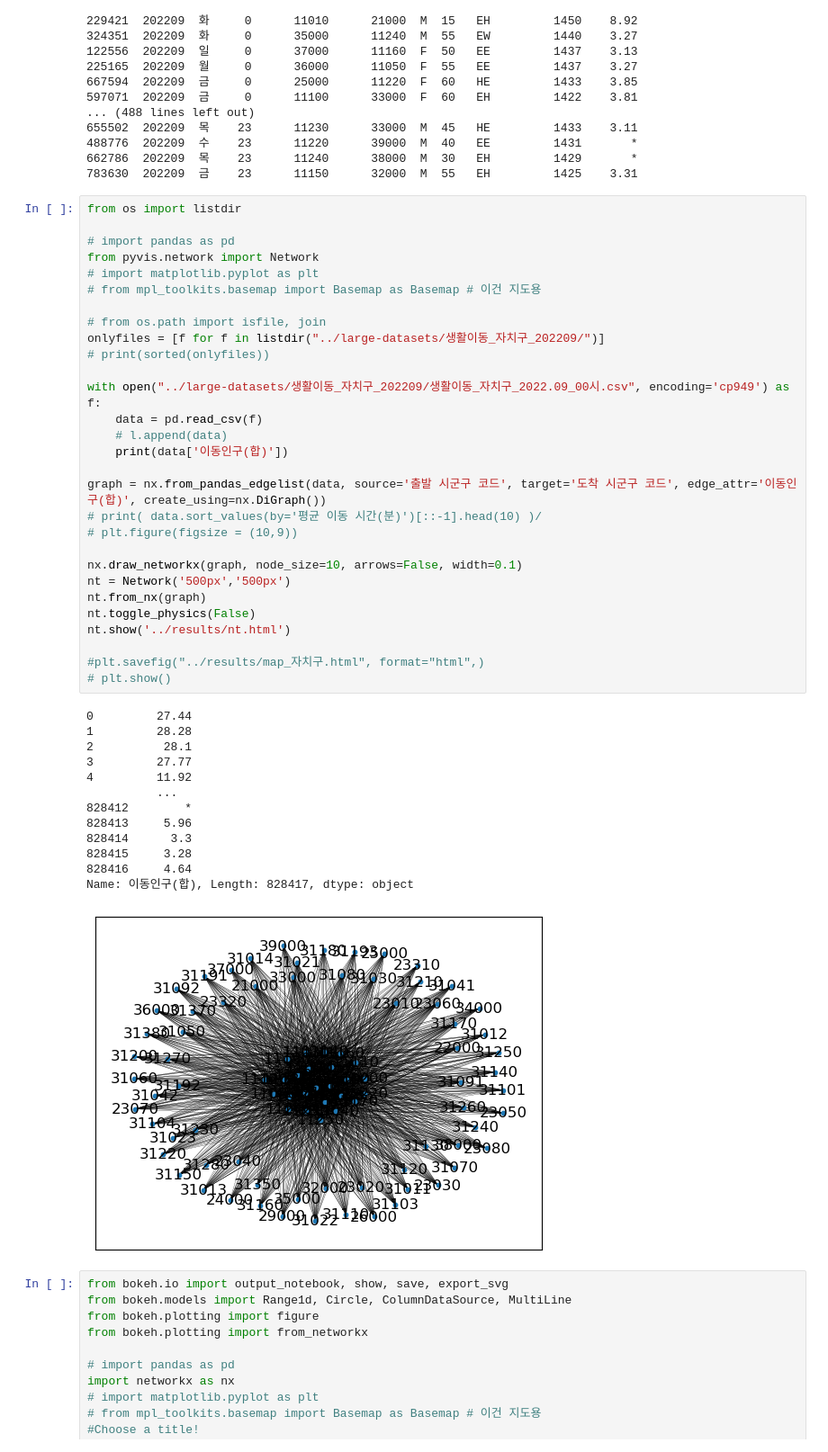
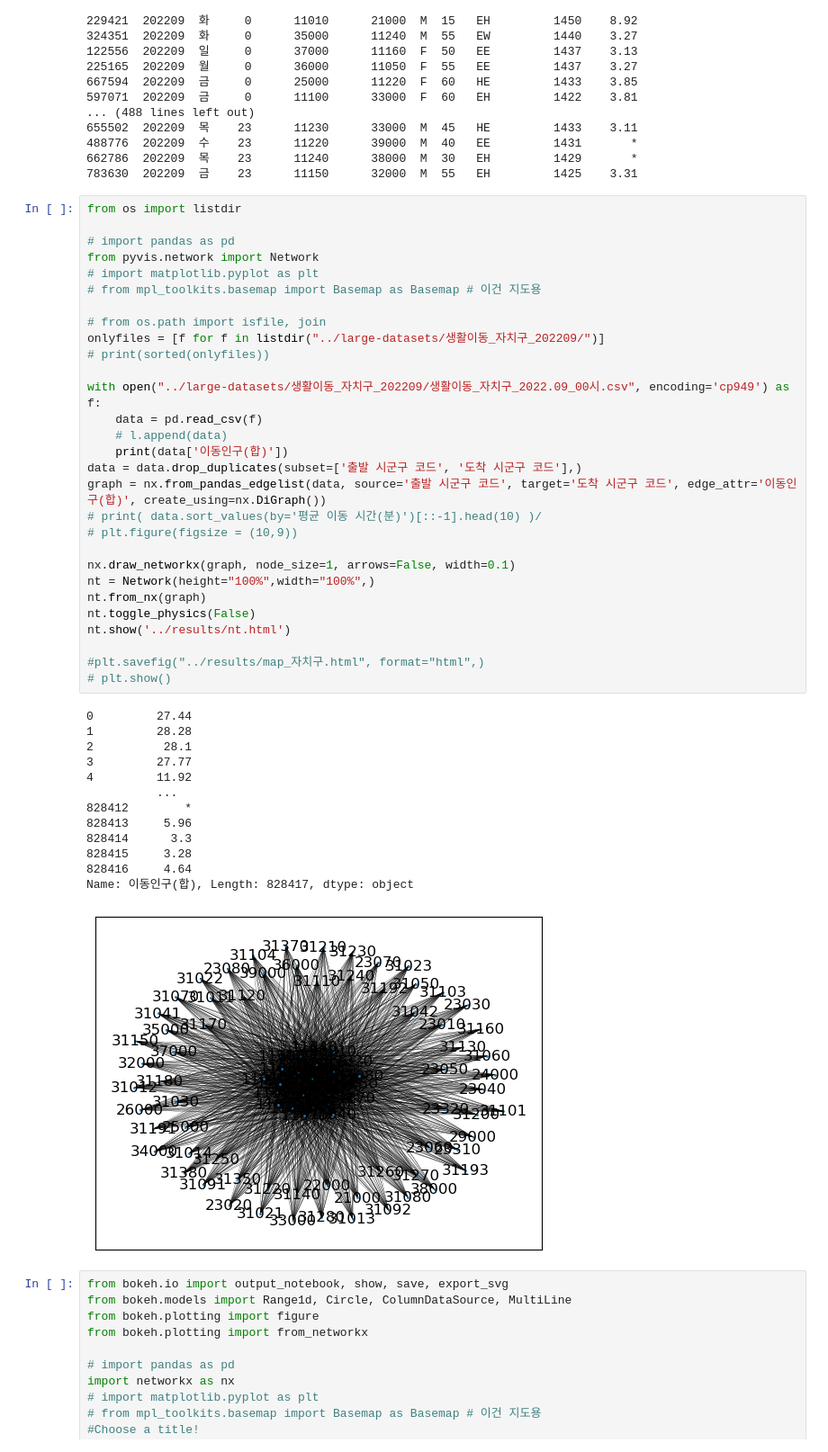
Before and after one commit to dmu-data-anal/data-analysis, a Jupyter notebook: work/another testing.ipynb, the cells around one changed output. Shown: that part at 90% size. Cells and saved outputs as stored; diff of their text form.

```diff
--- a/work/another testing.ipynb
+++ b/work/another testing.ipynb
@@ -60,37 +60,37 @@ from pyvis.network import Network
 onlyfiles = [f for f in listdir("../large-datasets/생활이동_자치구_202209/")]
 # print(sorted(onlyfiles))
 
 with open("../large-datasets/생활이동_자치구_202209/생활이동_자치구_2022.09_00시.csv", encoding='cp949') as f:
     data = pd.read_csv(f)
     # l.append(data)
     print(data['이동인구(합)'])
-
+data = data.drop_duplicates(subset=['출발 시군구 코드', '도착 시군구 코드'],)
 graph = nx.from_pandas_edgelist(data, source='출발 시군구 코드', target='도착 시군구 코드', edge_attr='이동인구(합)', create_using=nx.DiGraph())
 # print( data.sort_values(by='평균 이동 시간(분)')[::-1].head(10) )/
 # plt.figure(figsize = (10,9))
 
-nx.draw_networkx(graph, node_size=10, arrows=False, width=0.1)
-nt = Network('500px','500px')
+nx.draw_networkx(graph, node_size=1, arrows=False, width=0.1)
+nt = Network(height="100%",width="100%",)
 nt.from_nx(graph)
 nt.toggle_physics(False)
 nt.show('../results/nt.html')
 
 #plt.savefig("../results/map_자치구.html", format="html",)
 # plt.show()
 # %% [output]
 0         27.44
 1         28.28
 2          28.1
 3         27.77
 4         11.92
           ...
 828412        *
 828413     5.96
 828414      3.3
 828415     3.28
 828416     4.64
 Name: 이동인구(합), Length: 828417, dtype: object
-[figure, old version]
+[figure, new version]
 # %%
 from bokeh.io import output_notebook, show, save, export_svg
 from bokeh.models import Range1d, Circle, ColumnDataSource, MultiLine
```
Also changed, not shown: 1 other file.
